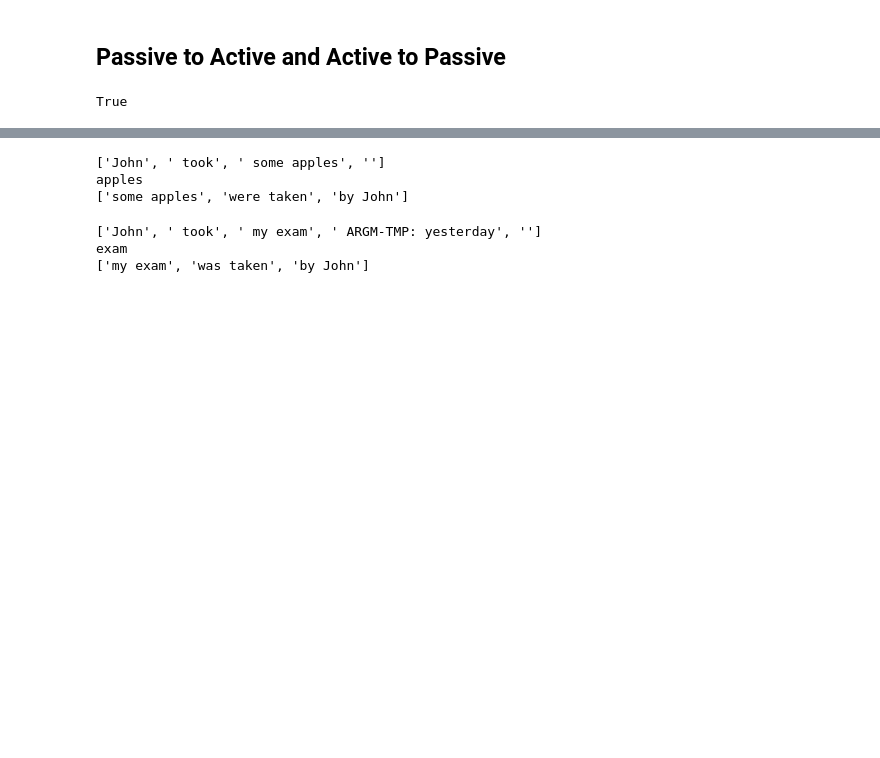
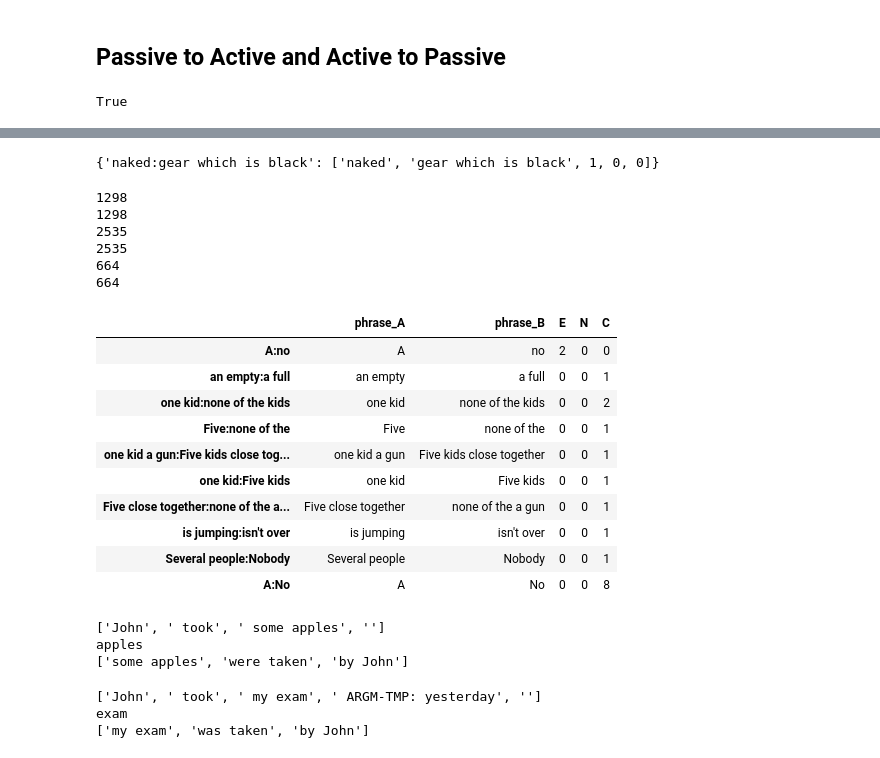
Before and after one commit to eric11eca/NeuralLog, a Jupyter notebook: src/syntactic_variation.ipynb, the cells around one changed output, grey strips where cells are left out. Saved outputs shown, nothing was run; the diff lists cells and outputs as text; code cells hidden in the pictures; blank space fills up the shorter version.

```diff
--- a/src/syntactic_variation.ipynb
+++ b/src/syntactic_variation.ipynb
@@ -361,0 +356,53 @@ abductiion(context_a, context_b)
+# %%
+knowledge_base = {}
+P = "A hiker is on top of the mountain and is dancing"
+H = "There is no hiker is on top of the mountain and is dancing"
+
+P = "A biker is naked"
+H = "A biker is wearing gear which is black"
+
+abduction(P, H, 1)
+knowledge_base
+# %% [output]
+{'naked:gear which is black': ['naked', 'gear which is black', 1, 0, 0]}
+# %%
+entail_p = []
+entail_h = []
+neutral_p = []
+neutral_h = []
+contra_p = []
+contra_h = []
+
+with open("../data/SICk/train_entail.txt", 'r') as sick_entail:
+    lines = sick_entail.readlines()
+    for i in range(len(lines) // 3):
+        entail_p.append(lines[i*3])
+        entail_h.append(lines[i*3+1])
+
+
+with open("../data/SICk/train_neutral.txt", 'r') as sick_noun:
+    lines = sick_noun.readlines()
+    for i in range(len(lines) // 3):
+        neutral_p.append(lines[i*3])
+        neutral_h.append(lines[i*3+1])
+
+
+with open("../data/SICk/train_contradict.txt", 'r') as sick_contra:
+    lines = sick_contra.readlines()
+    for i in range(len(lines) // 3):
+        contra_p.append(lines[i*3])
+        contra_h.append(lines[i*3+1])
+
+print(len(entail_p))
+print(len(entail_h))
+print(len(neutral_p))
+print(len(neutral_h))
+print(len(contra_p))
+print(len(contra_h))
+# %% [output]
+1298
+1298
+2535
+2535
+664
+664
@@ -361,0 +422,17 @@ abductiion(context_a, context_b)
+# %%
+import pandas as pd
+
+df = pd.DataFrame.from_dict(knowledge_base, orient='index',columns=['phrase_A', 'phrase_B', 'E', 'N', 'C'])
+df.head(10)
+# %% [output]
+|  | phrase_A | phrase_B | E | N | C |
+| A:no | A | no | 2 | 0 | 0 |
+| an empty:a full | an empty | a full | 0 | 0 | 1 |
+| one kid:none of the kids | one kid | none of the kids | 0 | 0 | 2 |
+| Five:none of the | Five | none of the | 0 | 0 | 1 |
+| one kid a gun:Five kids close tog... | one kid a gun | Five kids close together | 0 | 0 | 1 |
+| one kid:Five kids | one kid | Five kids | 0 | 0 | 1 |
+| Five close together:none of the a... | Five close together | none of the a gun | 0 | 0 | 1 |
+| is jumping:isn't over | is jumping | isn't over | 0 | 0 | 1 |
+| Several people:Nobody | Several people | Nobody | 0 | 0 | 1 |
+| A:No | A | No | 0 | 0 | 8 |
```
Also changed, not shown: parts of 32 cells of this notebook, 5 other files.
